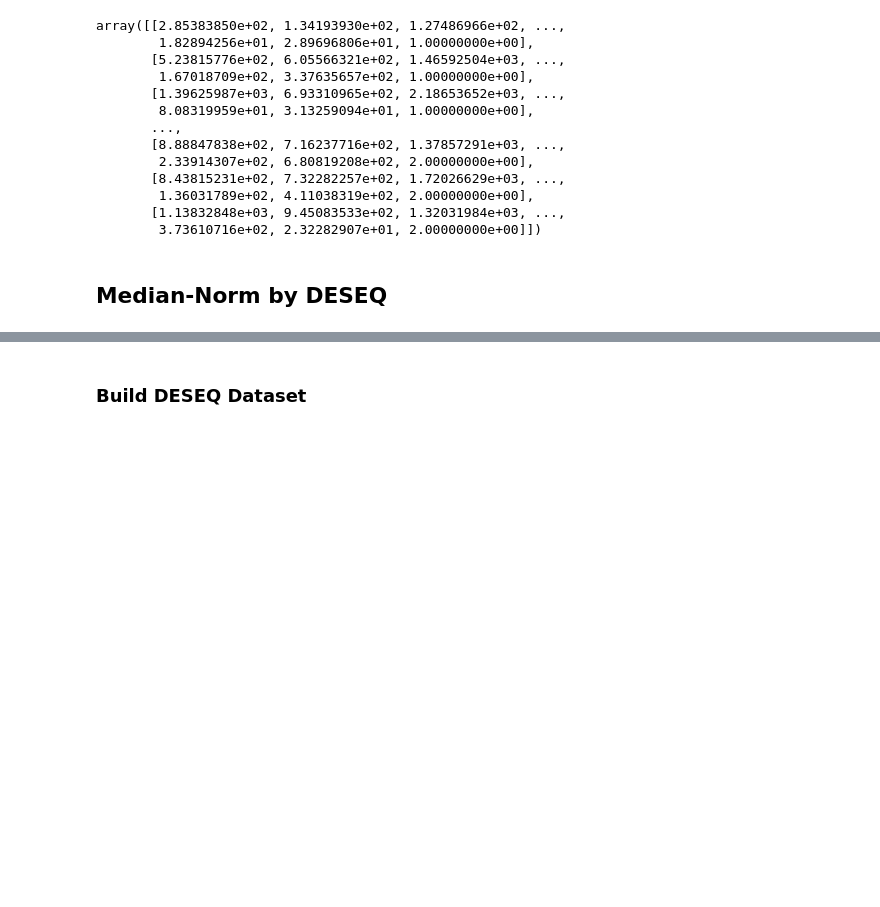
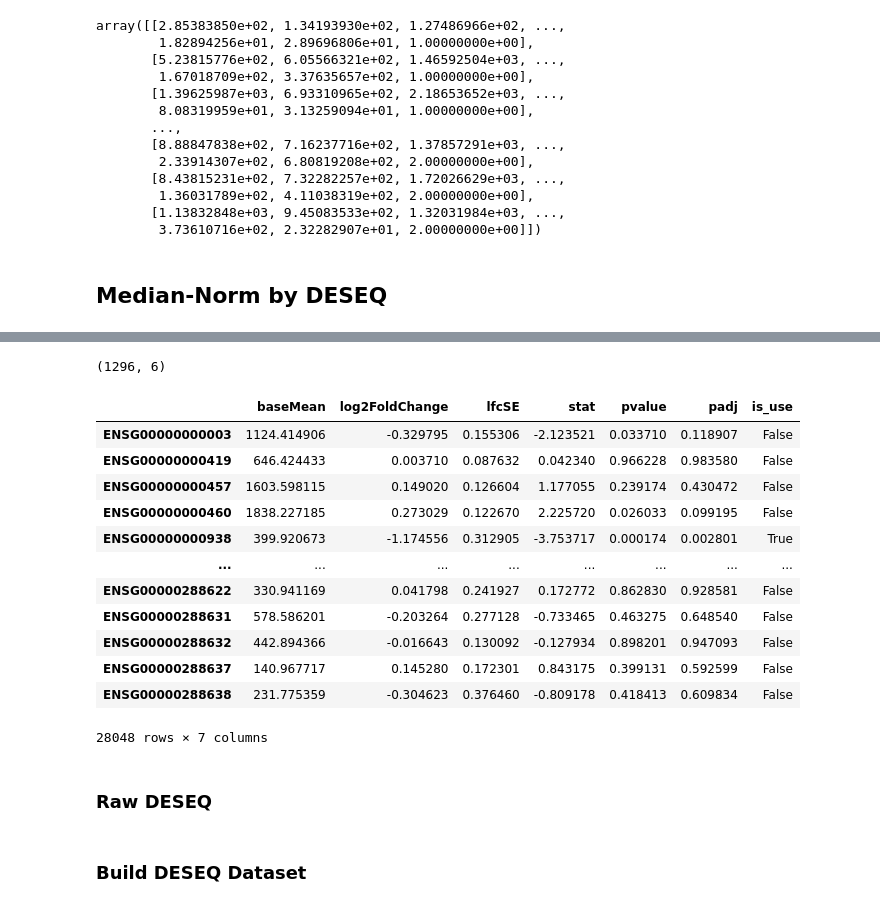
Before and after one commit to p0nda/MetabSubtype, a Jupyter notebook: tasks/MultiOmics/notebooks/genomics.ipynb, the cells around one changed output, grey strips where cells are left out. Cells and saved outputs as stored; diff of their text form; code cells hidden in the pictures; blank space fills up the shorter version.

```diff
--- a/tasks/MultiOmics/notebooks/genomics.ipynb
+++ b/tasks/MultiOmics/notebooks/genomics.ipynb
@@ -282,0 +326,10 @@ counts_df
+# %%
+inference = DefaultInference(n_cpus=64)
+nmf_dds = DeseqDataSet(
+    counts=combatted_df.loc[nmf_metadata.index,:],
+    metadata=nmf_metadata,
+    design_factors=nmf_metadata.columns.tolist(),
+    refit_cooks=True,
+    inference=inference
+)
+nmf_dds.deseq2()
@@ -282,0 +366,3 @@ counts_df
+# %%
+nmf_stat_res = DeseqStats(nmf_dds,  contrast = ('nmf-2-clusters','1','2'),inference=inference)
+nmf_stat_res.summary()
@@ -282,0 +389,26 @@ counts_df
+# %%
+rna_nmf_stat_df=nmf_stat_res.results_df
+# %%
+pvalue_cutoff=5e-2
+fc_up_cutoff=2
+fc_down_cutoff=1/fc_up_cutoff
+
+rna_nmf_stat_df['is_use']=(rna_nmf_stat_df['padj']<pvalue_cutoff)&(abs(rna_nmf_stat_df['log2FoldChange'])>np.log2(fc_up_cutoff))
+# %% [output]
+(1296, 6)
+# %%
+rna_nmf_stat_df
+# %% [output]
+|  | baseMean | log2FoldChange | lfcSE | stat | pvalue | padj | is_use |
+| ENSG00000000003 | 1124.414906 | -0.329795 | 0.155306 | -2.123521 | 0.033710 | 0.118907 | False |
+| ENSG00000000419 | 646.424433 | 0.003710 | 0.087632 | 0.042340 | 0.966228 | 0.983580 | False |
+| ENSG00000000457 | 1603.598115 | 0.149020 | 0.126604 | 1.177055 | 0.239174 | 0.430472 | False |
+| ENSG00000000460 | 1838.227185 | 0.273029 | 0.122670 | 2.225720 | 0.026033 | 0.099195 | False |
+| ENSG00000000938 | 399.920673 | -1.174556 | 0.312905 | -3.753717 | 0.000174 | 0.002801 | True |
+| ... | ... | ... | ... | ... | ... | ... | ... |
+| ENSG00000288622 | 330.941169 | 0.041798 | 0.241927 | 0.172772 | 0.862830 | 0.928581 | False |
+| ENSG00000288631 | 578.586201 | -0.203264 | 0.277128 | -0.733465 | 0.463275 | 0.648540 | False |
+| ENSG00000288632 | 442.894366 | -0.016643 | 0.130092 | -0.127934 | 0.898201 | 0.947093 | False |
+| ENSG00000288637 | 140.967717 | 0.145280 | 0.172301 | 0.843175 | 0.399131 | 0.592599 | False |
+| ENSG00000288638 | 231.775359 | -0.304623 | 0.376460 | -0.809178 | 0.418413 | 0.609834 | False |
+28048 rows × 7 columns
@@ -283,3 +417,5 @@ counts_df
+# %% [markdown]
+### Raw DESEQ
 # %%
 using_df=pd.merge(raw_counts_df,sample_df,left_index=True,right_index=True)
 # %%
```
Also changed, not shown: parts of 40 cells of this notebook, 11 other files.
